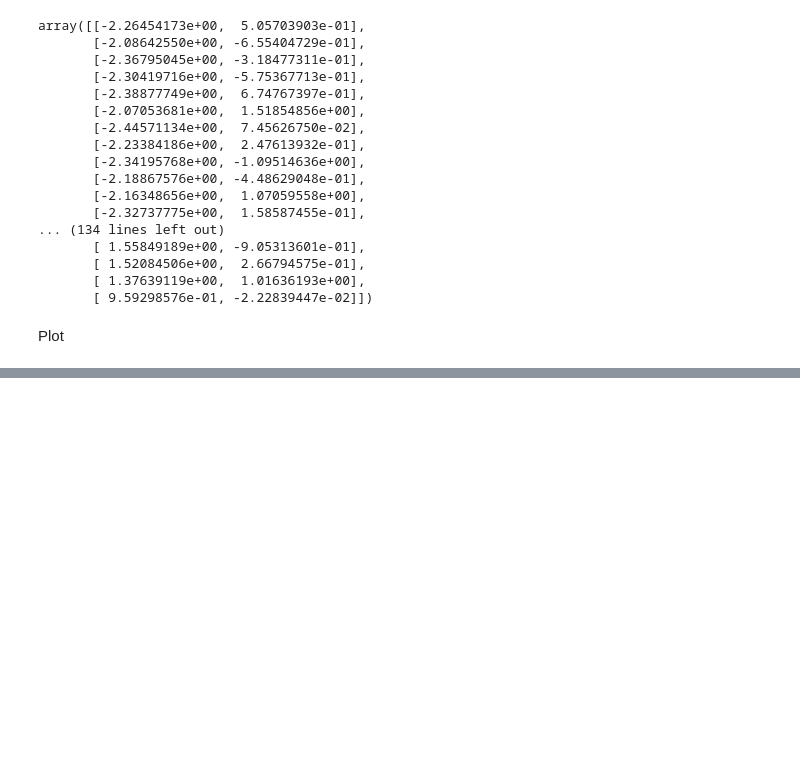
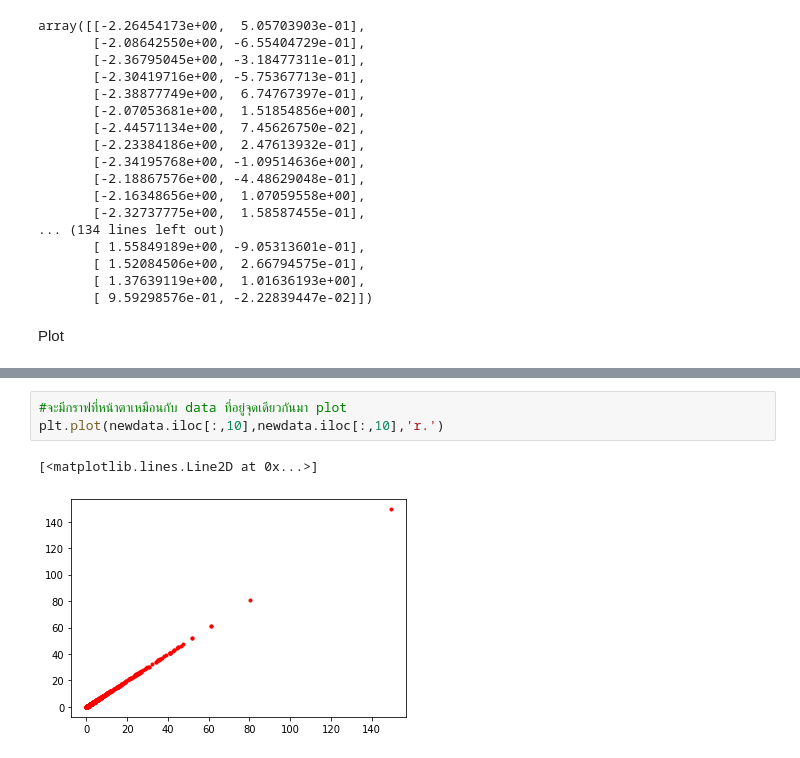
Before and after one commit to Kggzzz/Multivaririate, a Jupyter notebook: Chapter3_PCA.ipynb, the cells around one changed output, grey strips where cells are left out. Cells and saved outputs as stored; diff of their text form; blank space fills up the shorter version.

```diff
--- a/Chapter3_PCA.ipynb
+++ b/Chapter3_PCA.ipynb
@@ -372,0 +498,6 @@ Plot
+# %%
+#จะมีกราฟที่หน้าตาเหมือนกับ data ที่อยู่จุดเดียวกันมา plot
+plt.plot(newdata.iloc[:,10],newdata.iloc[:,10],'r.')
+# %% [output]
+[<matplotlib.lines.Line2D at 0x...>]
+[figure, added]
```
Also changed, not shown: parts of 28 cells of this notebook.
